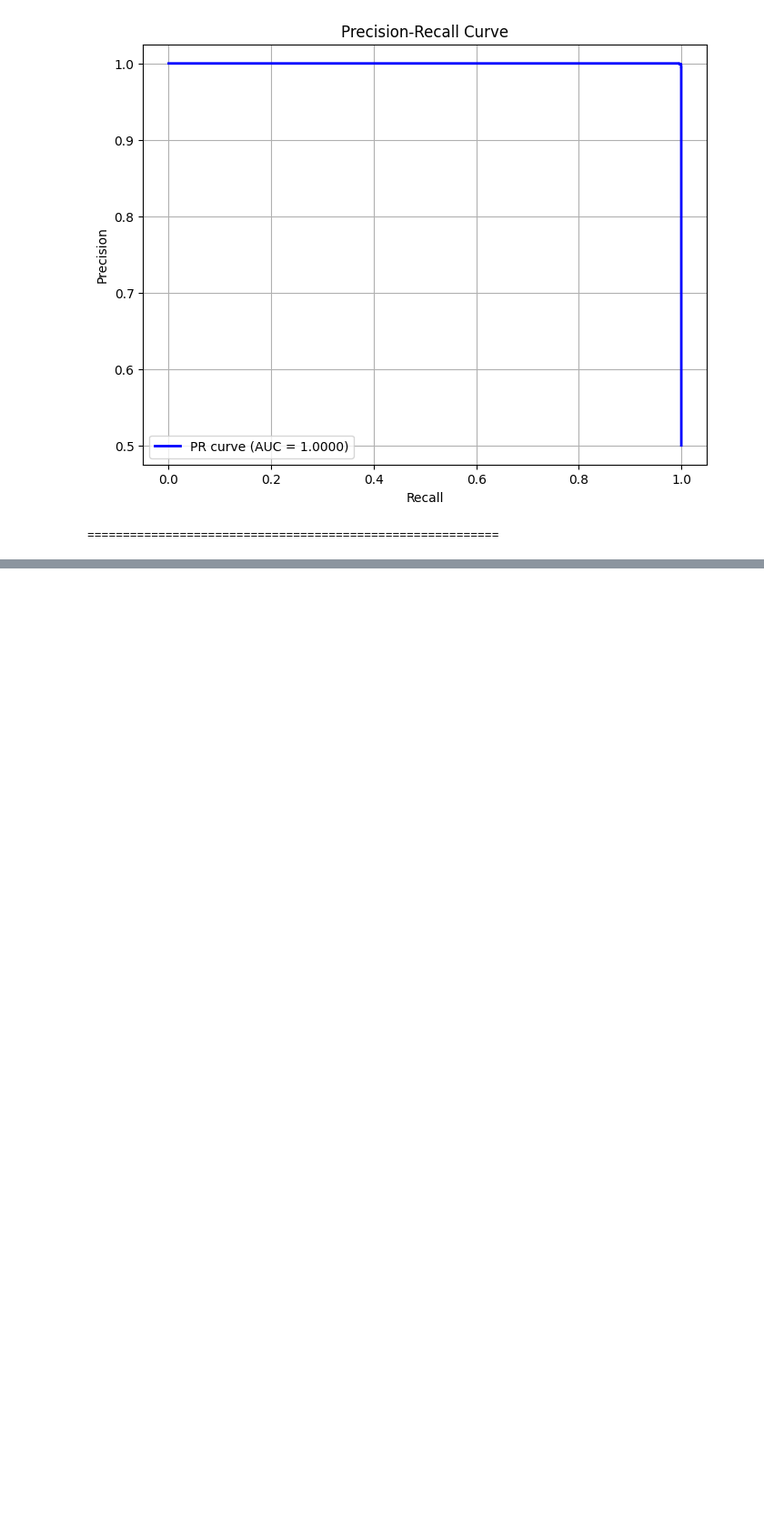
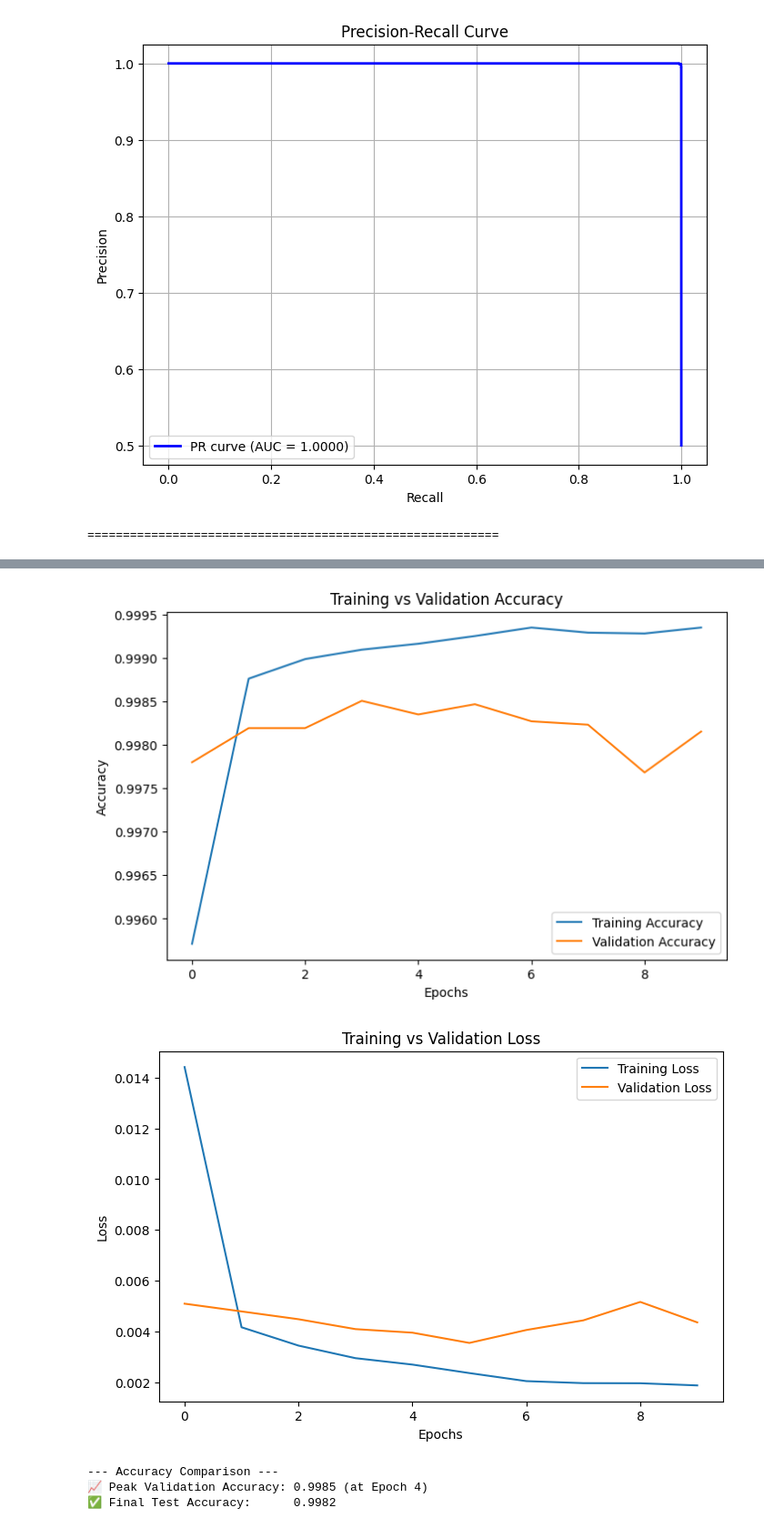
Before and after one commit to JamesTan44181/DLI-Group-Assignment, a Jupyter notebook: Evaluation.ipynb, the cells around one changed output, grey strips where cells are left out. Shown at 91% size. Cells and saved outputs as stored; diff of their text form; code cells hidden in the pictures; blank space fills up the shorter version.

Commit message:
Add overfitting analysis of learning curves

```diff
--- a/Evaluation.ipynb
+++ b/Evaluation.ipynb
@@ -302,0 +320,38 @@ print("==========================================================")
+# %%
+# Training vs Validation Accuracy
+plt.figure(figsize=(8,5))
+plt.plot(history.history['accuracy'], label='Training Accuracy')
+plt.plot(history.history['val_accuracy'], label='Validation Accuracy')
+plt.xlabel('Epochs')
+plt.ylabel('Accuracy')
+plt.title('Training vs Validation Accuracy')
+plt.legend()
+plt.show()
+
+# Training vs Validation Loss
+plt.figure(figsize=(8,5))
+plt.plot(history.history['loss'], label='Training Loss')
+plt.plot(history.history['val_loss'], label='Validation Loss')
+plt.xlabel('Epochs')
+plt.ylabel('Loss')
+plt.title('Training vs Validation Loss')
+plt.legend()
+plt.show()
+
+# Find the best validation accuracy achieved during training
+val_accuracies = history.history['val_accuracy']
+max_val_accuracy = np.max(val_accuracies)
+best_epoch = np.argmax(val_accuracies) + 1 # Adding 1 because epochs are 1-indexed
+
+# Test Accuracy (for comparison with validation)
+test_accuracy = accuracy_score(y_test, y_pred)
+
+print("\n--- Accuracy Comparison ---")
+print(f"📈 Peak Validation Accuracy: {max_val_accuracy:.4f} (at Epoch {best_epoch})")
+print(f"✅ Final Test Accuracy:      {test_accuracy:.4f}")
+# %% [output]
+[figure, added]
+[figure, added]
+--- Accuracy Comparison ---
+📈 Peak Validation Accuracy: 0.9985 (at Epoch 4)
+✅ Final Test Accuracy:      0.9982
```
Also changed, not shown: parts of 3 cells of this notebook.
